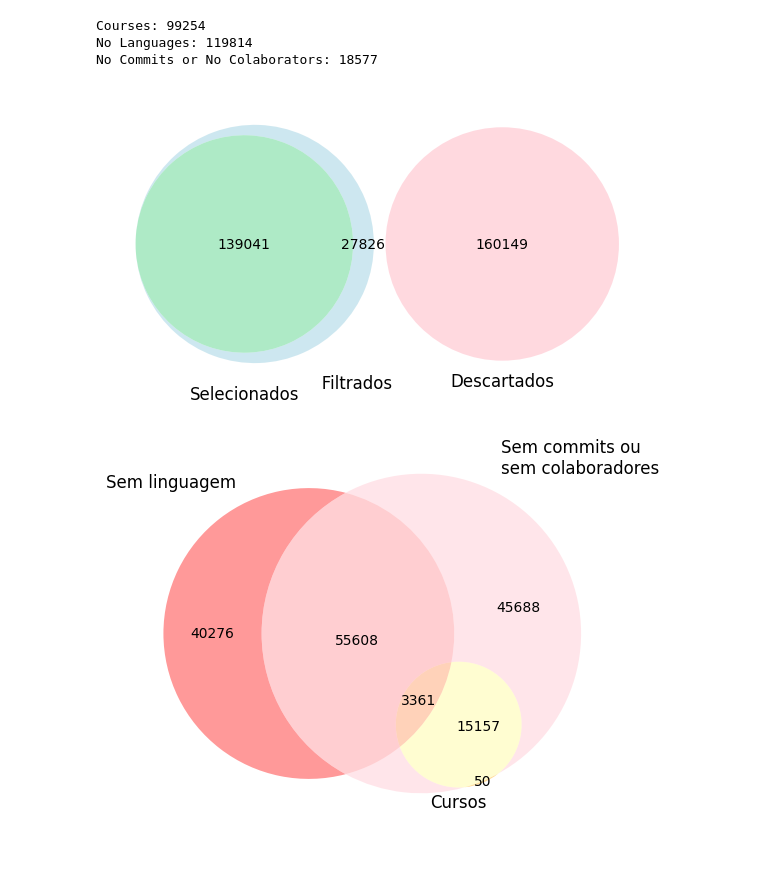
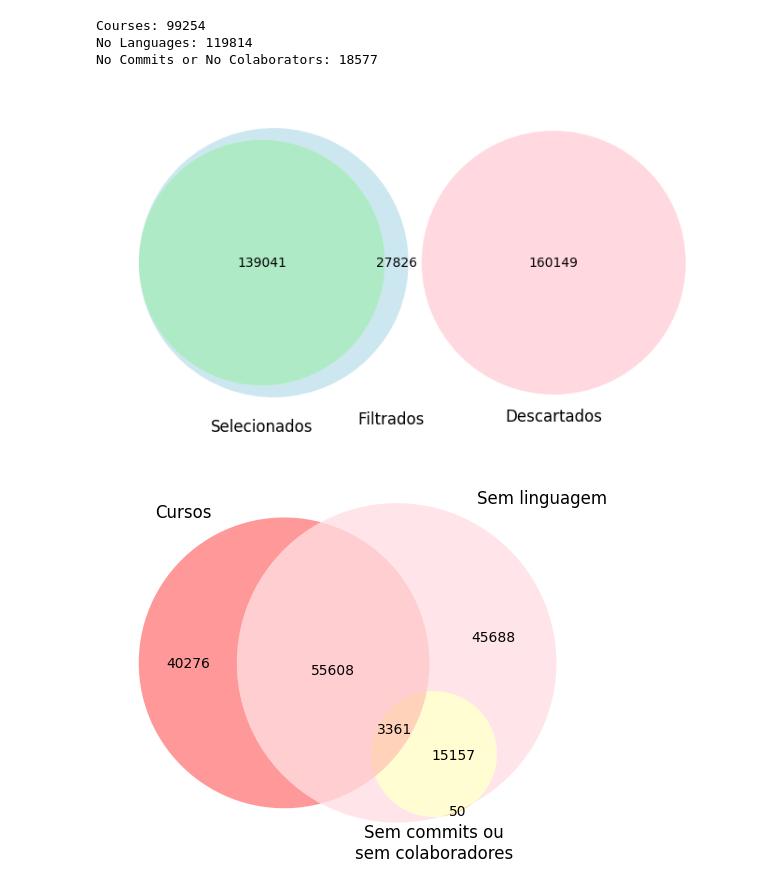
Before and after one commit to dew-uff/dsmining, a Jupyter notebook: src/analyzes/a1_collected.ipynb, the cells around one changed output. Cells and saved outputs as stored; diff of their text form; code cells hidden in the pictures.

```diff
--- a/src/analyzes/a1_collected.ipynb
+++ b/src/analyzes/a1_collected.ipynb
@@ -224,15 +224,17 @@ set_discarded = set1 | set2 |set3
 fig5, ax5 = plt.subplots(figsize=(7,5))
 venn3([set_selected, set_filtered, set_discarded], ax=ax5,
       set_colors=('darkgreen', 'lightblue', 'pink'),
-      set_labels=('\nSelecionados', '                                       Filtrados', 'Descartados'), alpha=0.60)
+      set_labels=('\nSelecionados', '                                                Filtrados',
+                  'Descartados'), alpha=0.60)
 
-fig5.savefig("outputs/venn_repositories.png", format='png');
+plt.tight_layout()
+fig5.savefig("outputs/venn_repositories.png", dpi=500, format='png');
 # %% [output]
-[figure, old version]
+[figure, new version]
 # %%
 fig6, ax6 = plt.subplots(figsize=(10,5))
 venn3([set1, set2, set3], ax=ax6, set_colors=('red', 'pink', 'orange', 'magenta'),
-  set_labels=('Sem linguagem', 'Sem commits ou\nsem colaboradores', "Cursos"), alpha=0.40)
-fig6.savefig("outputs/venn_repositories2.png", format='png');
+  set_labels=('Cursos', 'Sem linguagem', 'Sem commits ou\nsem colaboradores', ), alpha=0.40)
+fig6.savefig("outputs/venn_repositories2.png", dpi=500, format='png');
 # %% [output]
-[figure, old version]
+[figure, new version]
```
Also changed, not shown: 1 other file.
